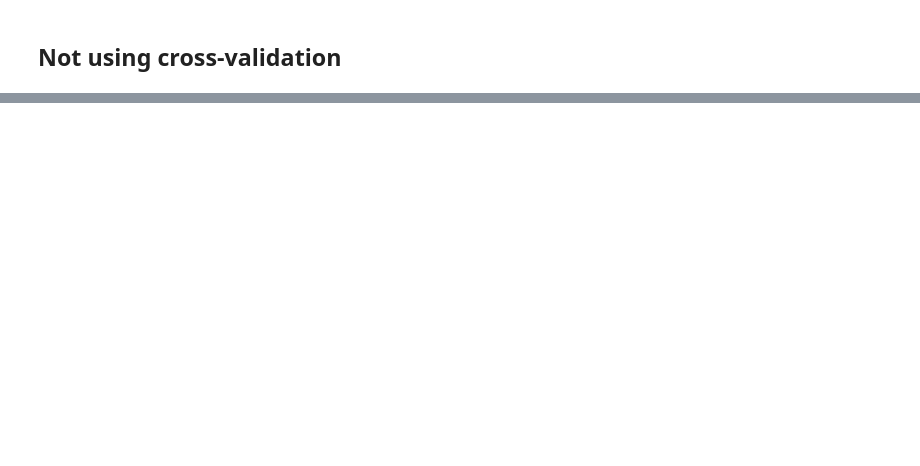
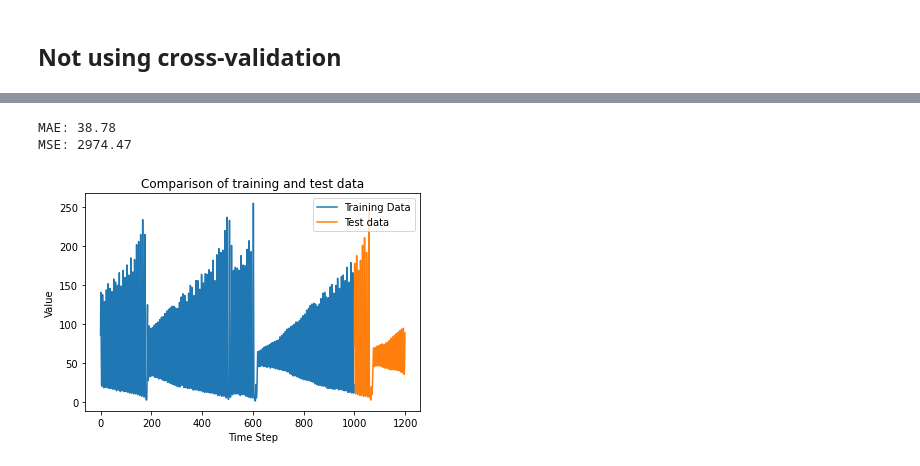
Before and after one commit to Tiveron999/DL-Assignment-1, a Jupyter notebook: model.ipynb, the cells around one changed output, grey strips where cells are left out. Saved outputs shown, nothing was run; the diff lists cells and outputs as text; code cells hidden in the pictures; blank space fills up the shorter version.

```diff
--- a/model.ipynb
+++ b/model.ipynb
@@ -319,0 +313,5 @@ plt.show()
+# %%
+test_mat = scipy.io.loadmat('Xtest.mat')
+
+test_mat = test_mat['Xtest']
+test_mat
@@ -319,0 +336,26 @@ plt.show()
+# %%
+# calculate MSE and MAE
+from sklearn.metrics import mean_absolute_error, mean_squared_error
+
+actual_200 = test_mat.reshape(-1, 1)
+
+mae = mean_absolute_error(actual_200, predictions)
+mse = mean_squared_error(actual_200, predictions)
+
+print(f"MAE: {mae:.2f}")
+print(f"MSE: {mse:.2f}")
+# %% [output]
+MAE: 38.78
+MSE: 2974.47
+# %%
+import matplotlib.pyplot as plt
+
+plt.plot(range(len(data)), data, label="Training Data")
+plt.plot(range(len(data), len(data) + n_future), actual_200, label="Test data")
+plt.legend()
+plt.title("Comparison of training and test data")
+plt.xlabel("Time Step")
+plt.ylabel("Value")
+plt.show()
+# %% [output]
+[figure, added]
```
Also changed, not shown: parts of 10 cells of this notebook, 1 other file.
